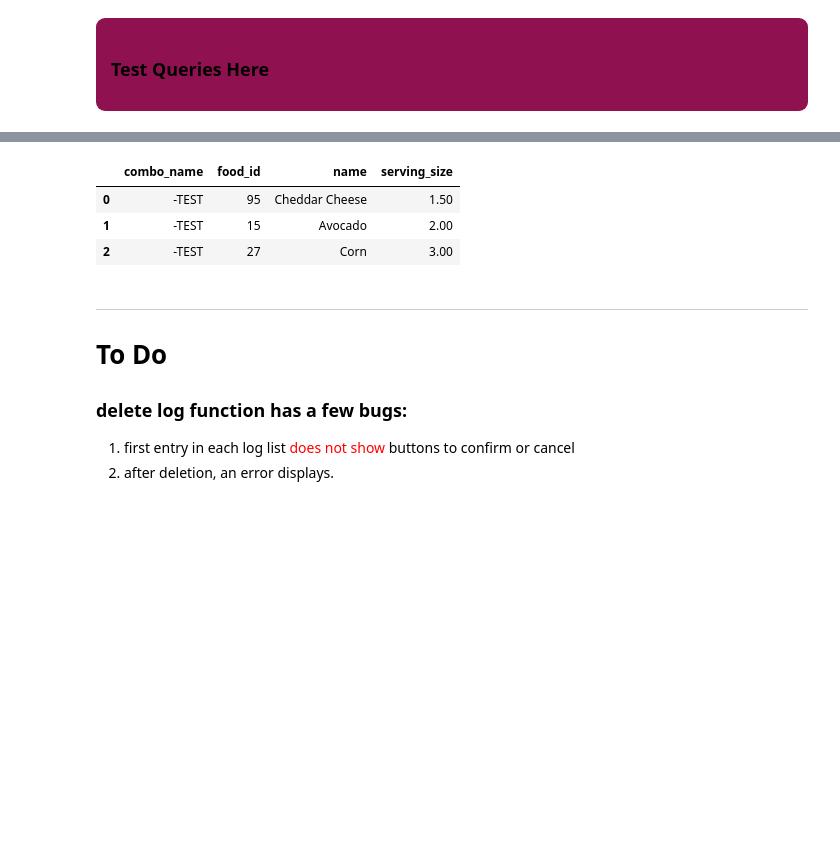
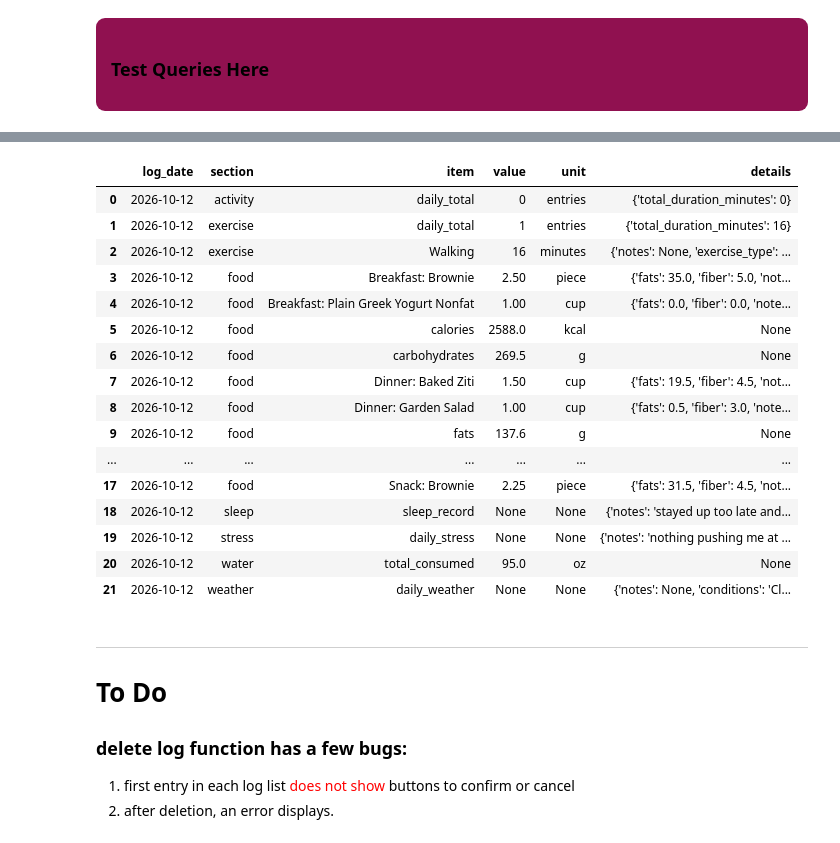
Before and after one commit to YosefCh/Digital-You, a Jupyter notebook: pseudocode.ipynb, the cells around one changed output, grey strips where cells are left out. Saved outputs shown, nothing was run; the diff lists cells and outputs as text; code cells hidden in the pictures; blank space fills up the shorter version.

Commit message:
starting query for full day data

```diff
--- a/pseudocode.ipynb
+++ b/pseudocode.ipynb
@@ -53,10 +41,26 @@ run_select("select l.* from FOOD_LOG l  ORDER BY L.CREATED_AT DESC LIMIT 200")
 # %%
-run_select("select * from test")
+from queries import full_day_summary
+from postgres import run_select
+
+run_select(full_day_summary("2026-10-12"))
 # %% [output]
-|  | combo_name | food_id | name | serving_size |
-| 0 | -TEST | 95 | Cheddar Cheese | 1.50 |
-| 1 | -TEST | 15 | Avocado | 2.00 |
-| 2 | -TEST | 27 | Corn | 3.00 |
+|  | log_date | section | item | value | unit | details |
+| 0 | 2026-10-12 | activity | daily_total | 0 | entries | {'total_duration_minutes': 0} |
+| 1 | 2026-10-12 | exercise | daily_total | 1 | entries | {'total_duration_minutes': 16} |
+| 2 | 2026-10-12 | exercise | Walking | 16 | minutes | {'notes': None, 'exercise_type': ... |
+| 3 | 2026-10-12 | food | Breakfast: Brownie | 2.50 | piece | {'fats': 35.0, 'fiber': 5.0, 'not... |
+| 4 | 2026-10-12 | food | Breakfast: Plain Greek Yogurt Nonfat | 1.00 | cup | {'fats': 0.0, 'fiber': 0.0, 'note... |
+| 5 | 2026-10-12 | food | calories | 2588.0 | kcal | None |
+| 6 | 2026-10-12 | food | carbohydrates | 269.5 | g | None |
+| 7 | 2026-10-12 | food | Dinner: Baked Ziti | 1.50 | cup | {'fats': 19.5, 'fiber': 4.5, 'not... |
+| 8 | 2026-10-12 | food | Dinner: Garden Salad | 1.00 | cup | {'fats': 0.5, 'fiber': 3.0, 'note... |
+| 9 | 2026-10-12 | food | fats | 137.6 | g | None |
+| ... | ... | ... | ... | ... | ... | ... |
+| 17 | 2026-10-12 | food | Snack: Brownie | 2.25 | piece | {'fats': 31.5, 'fiber': 4.5, 'not... |
+| 18 | 2026-10-12 | sleep | sleep_record | None | None | {'notes': 'stayed up too late and... |
+| 19 | 2026-10-12 | stress | daily_stress | None | None | {'notes': 'nothing pushing me at ... |
+| 20 | 2026-10-12 | water | total_consumed | 95.0 | oz | None |
+| 21 | 2026-10-12 | weather | daily_weather | None | None | {'notes': None, 'conditions': 'Cl... |
 # %% [markdown]
 ---
 
```
Also changed, not shown: parts of 2 cells of this notebook, 1 other file.
